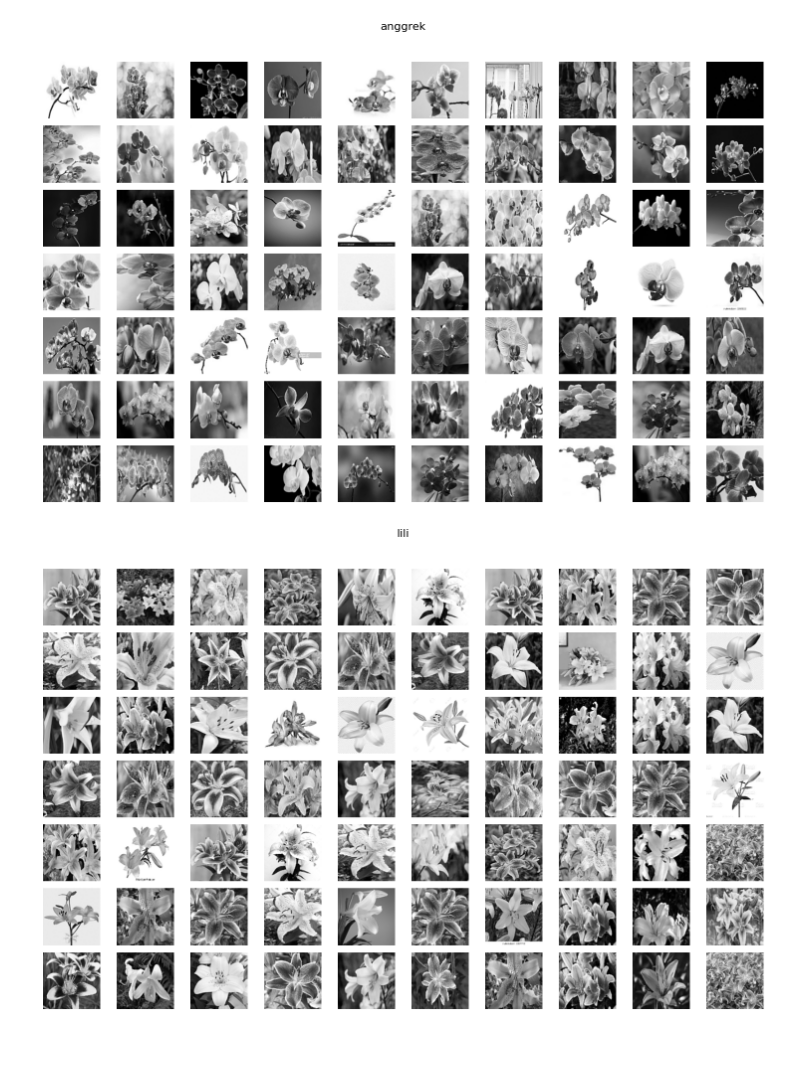
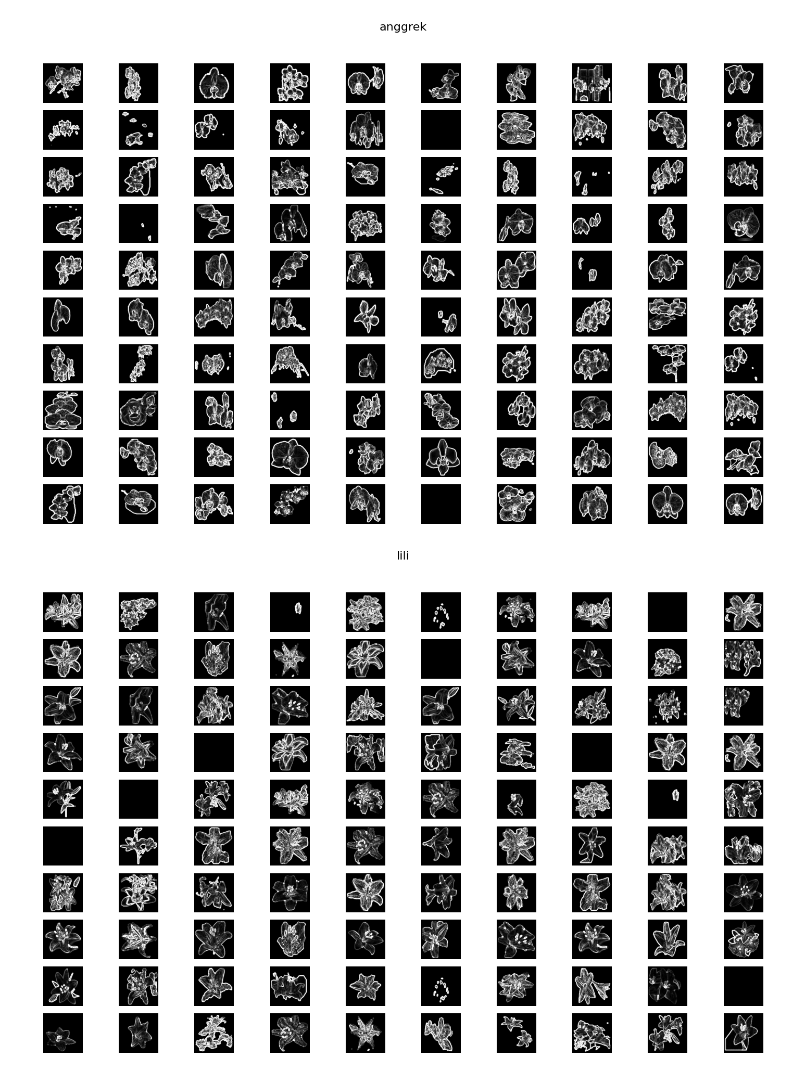
Before and after one commit to firda12345/PROJEK-PCD-18, a Jupyter notebook: proyek-indonesia-emas/percobaan3.ipynb, the cells around one changed output. Saved outputs shown, nothing was run; the diff lists cells and outputs as text; code cells hidden in the pictures; blank space fills up the shorter version.

```diff
--- a/proyek-indonesia-emas/percobaan3.ipynb
+++ b/proyek-indonesia-emas/percobaan3.ipynb
@@ -62,45 +96,44 @@ def sharpening(img, alpha=1.5):
 # %%
 def prepro(image):
-    # Resize + Grayscale
-    img = resize_grayscale(image)
-    # Gaussian Blur
+    img = remove_background(image)   # ← tambah di awal
+    img = resize_grayscale(img)
     img = gaussian_blur(img)
-    # Sharpening
     img = sharpening(img)
+    img = sobel_edge(img)            # ← tambah di akhir
     return img
 # %%
 def percobaan3(img):
     hasil = prepro(img)
     return hasil
 
 dataPreprocessed = [percobaan3(img) for img in data]
 
 unique_labels = sorted(set(labels))
 
 for label in unique_labels:
     idxs = [j for j, l in enumerate(labels) if l == label]
 
-    fig, axs = plt.subplots(7, 10, figsize=(15, 10))
+    fig, axs = plt.subplots(10, 10, figsize=(15, 10))
     fig.suptitle(f'{label}', fontsize=16)
 
-    for k in range(min(70, len(idxs))):
+    for k in range(min(100, len(idxs))):
 
         row = k // 10
         col = k % 10
 
         ax = axs[row][col]
 
         ax.imshow(dataPreprocessed[idxs[k]], cmap='gray')
         ax.axis('off')
 
-    for k in range(len(idxs), 70):
+    for k in range(len(idxs), 100):
         row = k // 10
         col = k % 10
         axs[row][col].axis('off')
 
     plt.tight_layout()
     plt.subplots_adjust(top=0.9)
     plt.show()
 # %% [output]
-[figure, old version]
+[figure, new version]
-[figure, old version]
+[figure, new version]
```
Also changed, not shown: parts of 12 cells of this notebook, 2 other files.
